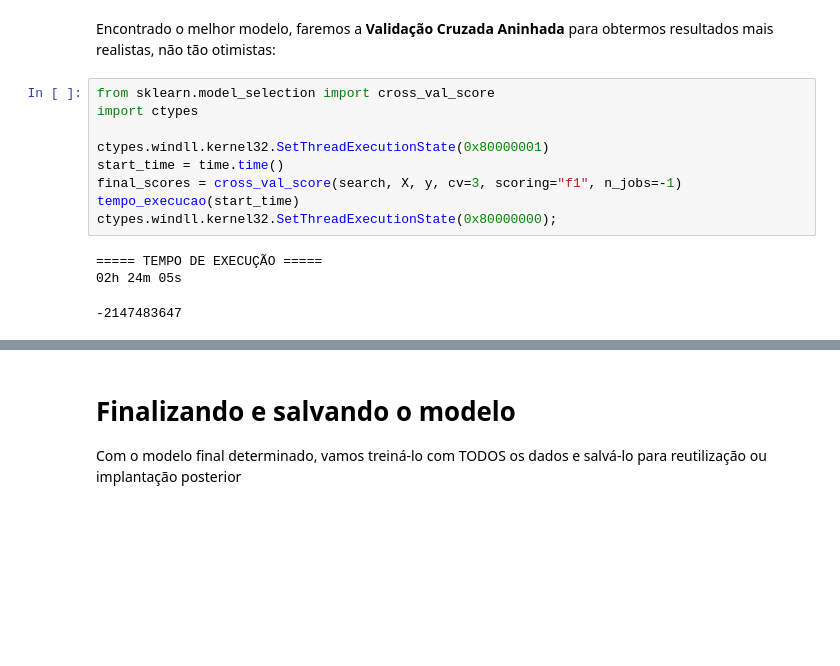
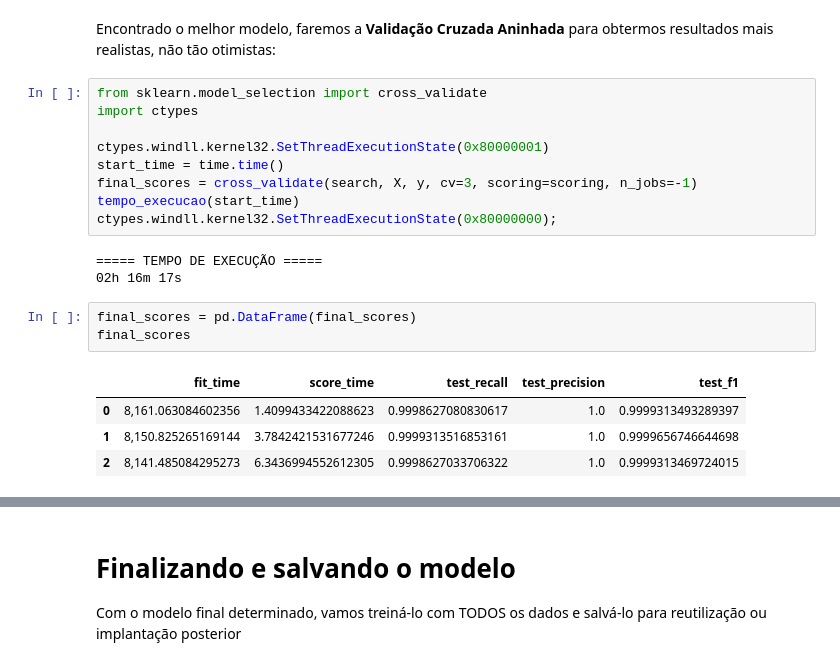
Before and after one commit to marcosf520/data-science-machine-learning, a Jupyter notebook: classificacao-fraudes/identificando-fraudes-cartao.ipynb, the cells around one changed output, grey strips where cells are left out. Saved outputs shown, nothing was run; the diff lists cells and outputs as text; blank space fills up the shorter version.

```diff
--- a/classificacao-fraudes/identificando-fraudes-cartao.ipynb
+++ b/classificacao-fraudes/identificando-fraudes-cartao.ipynb
@@ -763,18 +766,25 @@ search.best_params_
 # %% [markdown]
 Encontrado o melhor modelo, faremos a **Validação Cruzada Aninhada** para obtermos resultados mais realistas, não tão otimistas:
 # %%
-from sklearn.model_selection import cross_val_score
+from sklearn.model_selection import cross_validate
 import ctypes
 
 ctypes.windll.kernel32.SetThreadExecutionState(0x80000001)
 start_time = time.time()
-final_scores = cross_val_score(search, X, y, cv=3, scoring="f1", n_jobs=-1)
+final_scores = cross_validate(search, X, y, cv=3, scoring=scoring, n_jobs=-1)
 tempo_execucao(start_time)
 ctypes.windll.kernel32.SetThreadExecutionState(0x80000000);
 # %% [output]
 ===== TEMPO DE EXECUÇÃO =====
-02h 24m 05s
+02h 16m 17s
--2147483647
+# %%
+final_scores = pd.DataFrame(final_scores)
+final_scores
+# %% [output]
+|  | fit_time | score_time | test_recall | test_precision | test_f1 |
+| 0 | 8,161.063084602356 | 1.4099433422088623 | 0.9998627080830617 | 1.0 | 0.9999313493289397 |
+| 1 | 8,150.825265169144 | 3.7842421531677246 | 0.9999313516853161 | 1.0 | 0.9999656746644698 |
+| 2 | 8,141.485084295273 | 6.3436994552612305 | 0.9998627033706322 | 1.0 | 0.9999313469724015 |
 # %%
 import joblib
 
```
Also changed, not shown: parts of 10 cells of this notebook, 3 other files.
